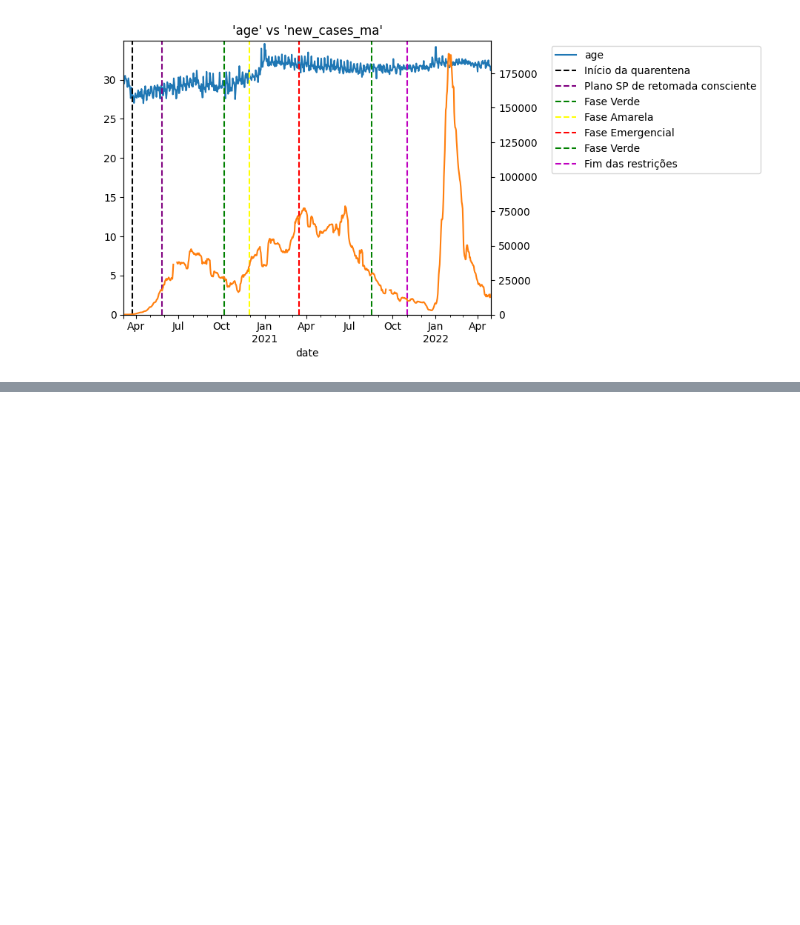
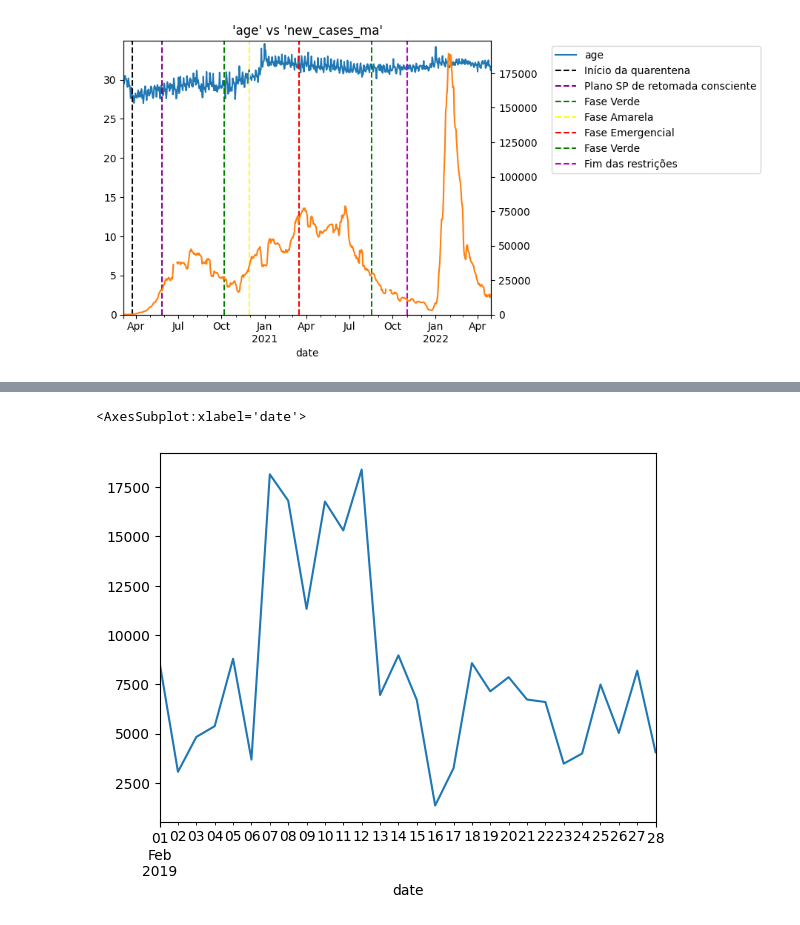
Before and after one commit to anayflima/bss-analysis, a Jupyter notebook: data_analysis/covid_trips_correlation_daily_phases.ipynb, the cells around one changed output, grey strips where cells are left out. Saved outputs shown, nothing was run; the diff lists cells and outputs as text; code cells hidden in the pictures; blank space fills up the shorter version.

```diff
--- a/data_analysis/covid_trips_correlation_daily_phases.ipynb
+++ b/data_analysis/covid_trips_correlation_daily_phases.ipynb
@@ -231,0 +247,5 @@ plot_variable_and_covid_together(variable, covid_variable)
+# %%
+trips['number_of_trips']['2019-02'].plot()
+# %% [output]
+<AxesSubplot:xlabel='date'>
+[figure, added]
```
Also changed, not shown: parts of 9 cells of this notebook.
